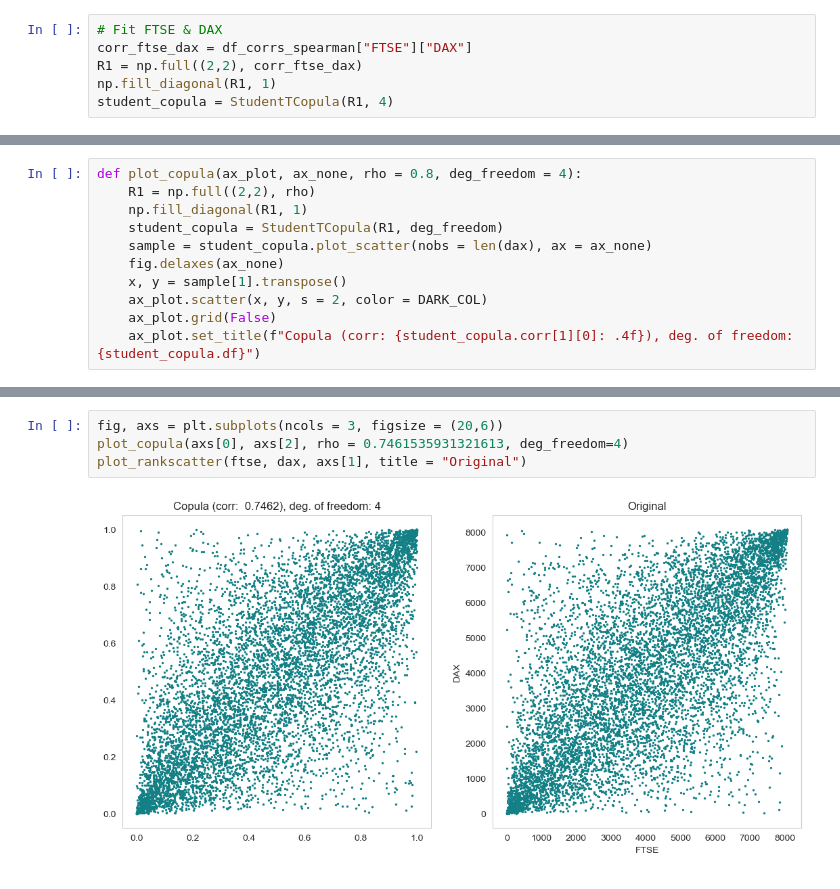
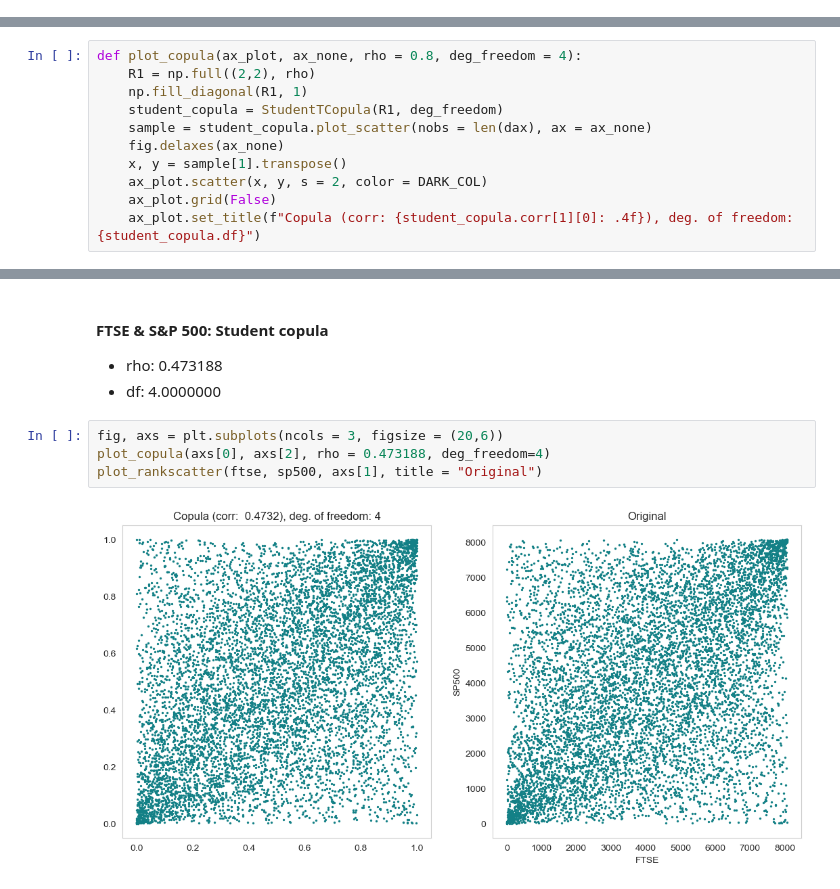
Before and after one commit to oskargirardin/QRM_Project, a Jupyter notebook: final_project.ipynb, the cells around one changed output, grey strips where cells are left out. Saved outputs shown, nothing was run; the diff lists cells and outputs as text.

Commit message:
finished Q1 and Q2. Copula fitting in R markdown file

```diff
--- a/final_project.ipynb
+++ b/final_project.ipynb
@@ -437,9 +437,3 @@ Symmetric (no Gumbel), some outliers in top-left and bottom-right corners (no Ga
 Symmetric (no Gumbel), a lot of outliers in top-left and bottom-right corners (no Gauss)
 3. DAX & S&P 500: **Student-t** (off-diagonal elements in matrix around 0.5-0.6, deg. of freedoms of around 7-9)\
 Symmetric (no Gumbel), a lot of outliers in top-left and bottom-right corners (no Gauss)
-# %%
-# Fit FTSE & DAX
-corr_ftse_dax = df_corrs_spearman["FTSE"]["DAX"]
-R1 = np.full((2,2), corr_ftse_dax)
-np.fill_diagonal(R1, 1)
-student_copula = StudentTCopula(R1, 4)
@@ -465,6 +461,10 @@ def plot_copula(ax_plot, ax_none, rho = 0.8, deg_freedom = 4):
+# %% [markdown]
+#### FTSE & S&P 500: Student copula
+- rho: 0.473188
+- df: 4.0000000
 # %%
 fig, axs = plt.subplots(ncols = 3, figsize = (20,6))
-plot_copula(axs[0], axs[2], rho = 0.7461535931321613, deg_freedom=4)
-plot_rankscatter(ftse, dax, axs[1], title = "Original")
+plot_copula(axs[0], axs[2], rho = 0.473188, deg_freedom=4)
+plot_rankscatter(ftse, sp500, axs[1], title = "Original")
 # %% [output]
-[figure, old version]
+[figure, new version]
```
Also changed, not shown: parts of 9 cells of this notebook, 4 other files.
